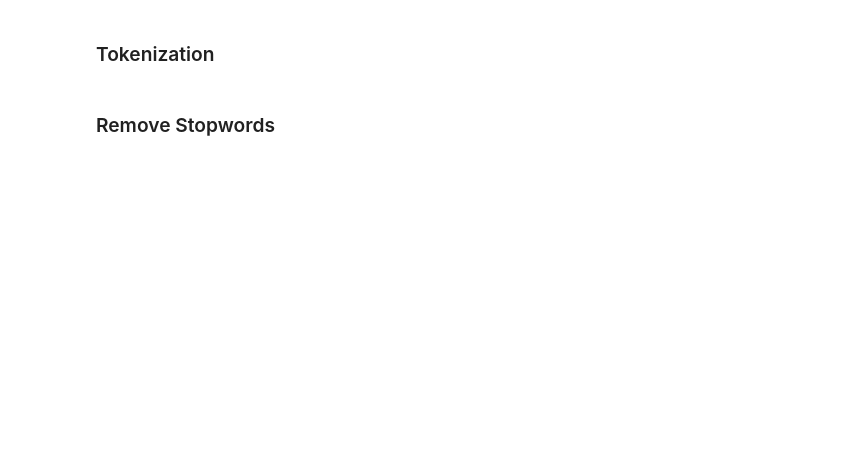
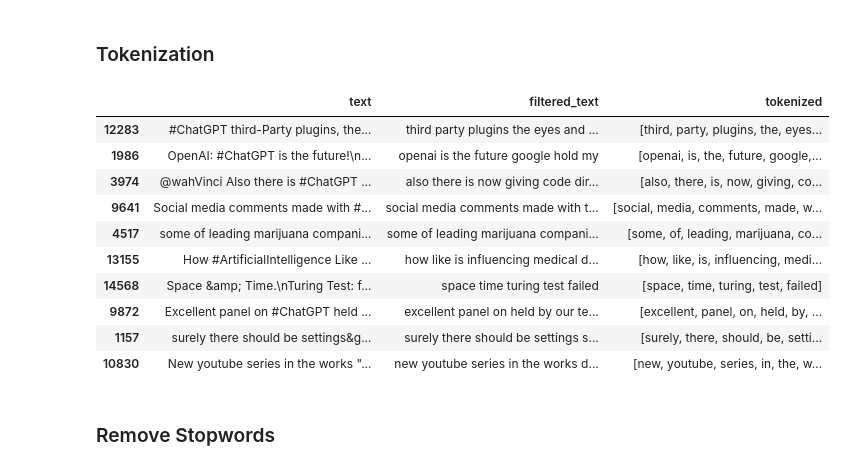
Before and after one commit to MuhamadAzizi/chatgpt-tweets-sentiment, a Jupyter notebook: Preprocessing.ipynb, the cells around one changed output. Saved outputs shown, nothing was run; the diff lists cells and outputs as text; code cells hidden in the pictures; blank space fills up the shorter version.

```diff
--- a/Preprocessing.ipynb
+++ b/Preprocessing.ipynb
@@ -92,4 +100,18 @@ chatgpt_tweets_df['text'] = chatgpt_tweets_df['text'].apply(
     lambda x: word_tokenize(x))
+# %%
+chatgpt_tweets_df[['text', 'filtered_text', 'tokenized']].sample(10, random_state=8)
+# %% [output]
+|  | text | filtered_text | tokenized |
+| 12283 | #ChatGPT third-Party plugins, the... | third party plugins the eyes and ... | [third, party, plugins, the, eyes... |
+| 1986 | OpenAI: #ChatGPT is the future!\n... | openai is the future google hold my | [openai, is, the, future, google,... |
+| 3974 | @wahVinci Also there is #ChatGPT ... | also there is now giving code dir... | [also, there, is, now, giving, co... |
+| 9641 | Social media comments made with #... | social media comments made with t... | [social, media, comments, made, w... |
+| 4517 | some of leading marijuana compani... | some of leading marijuana compani... | [some, of, leading, marijuana, co... |
+| 13155 | How #ArtificialIntelligence Like ... | how like is influencing medical d... | [how, like, is, influencing, medi... |
+| 14568 | Space &amp; Time.\nTuring Test: f... | space time turing test failed | [space, time, turing, test, failed] |
+| 9872 | Excellent panel on #ChatGPT held ... | excellent panel on held by our te... | [excellent, panel, on, held, by, ... |
+| 1157 | surely there should be settings&g... | surely there should be settings s... | [surely, there, should, be, setti... |
+| 10830 | New youtube series in the works "... | new youtube series in the works d... | [new, youtube, series, in, the, w... |
 # %% [markdown]
 ### Remove Stopwords
 # %%
```
Also changed, not shown: parts of 14 cells of this notebook, 4 other files.
